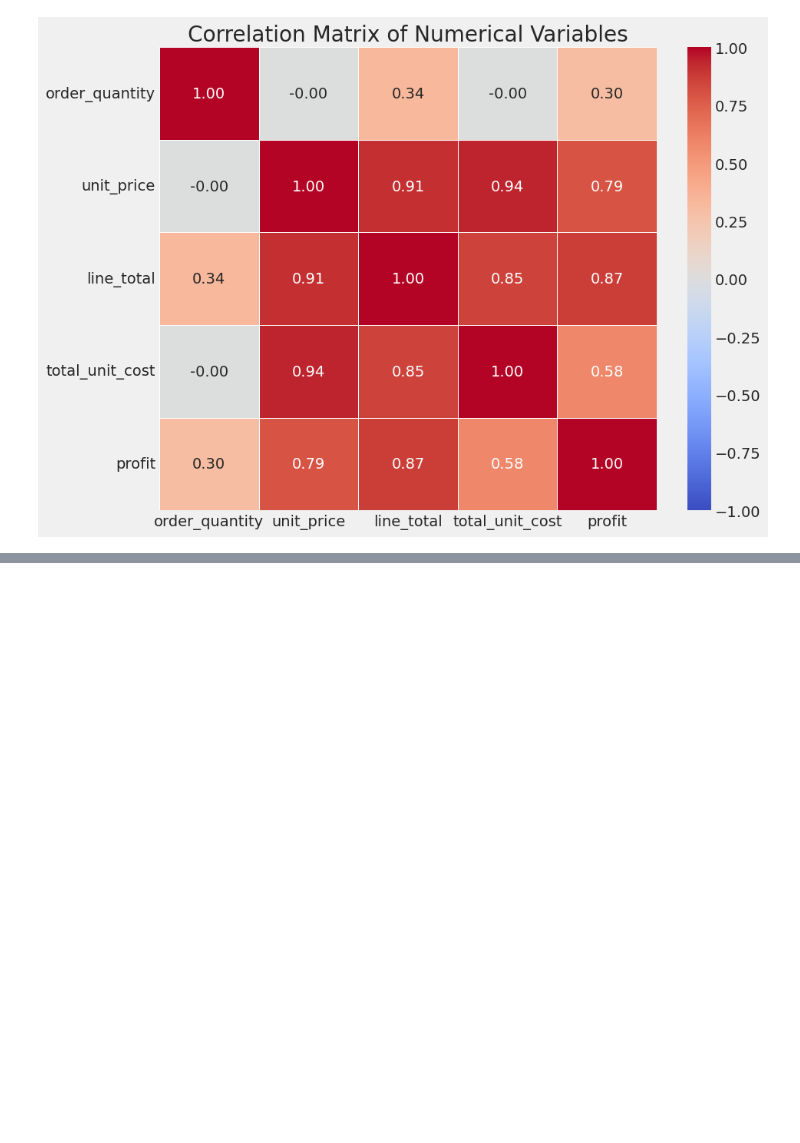
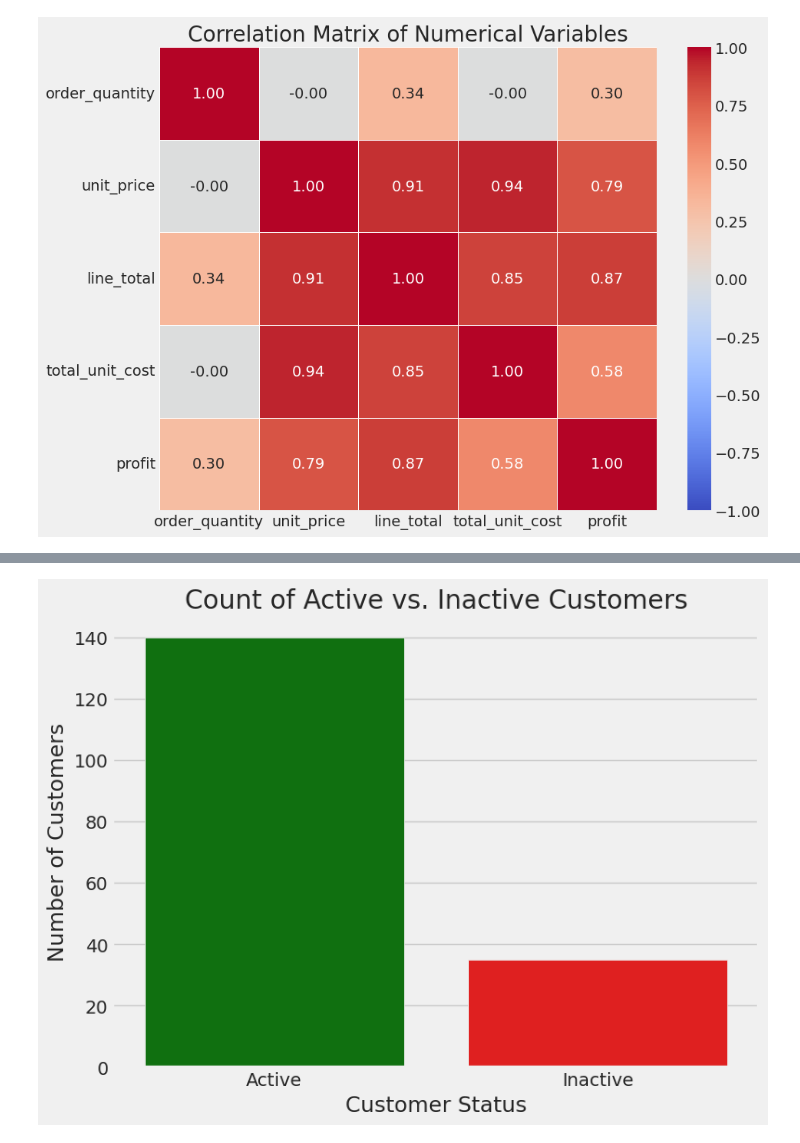
Before and after one commit to smmurdock/Regional-Sales-Analysis, a Jupyter notebook: Regional_Sales_Analysis.ipynb, the cells around one changed output, grey strips where cells are left out. Cells and saved outputs as stored; diff of their text form; code cells hidden in the pictures; blank space fills up the shorter version.

```diff
--- a/Regional_Sales_Analysis.ipynb
+++ b/Regional_Sales_Analysis.ipynb
@@ -161,3 +61,10 @@ Cleaned State Regions Head:
+# %%
+# --- Clean and Standardize  ---
+def clean_columns(df):
+    df.columns = df.columns.str.lower().str.replace(' ', '_')
+    return df
+
+sales_orders_df, customers_df, regions_df, products_df = [clean_columns(df) for df in [sales_orders_df, customers_df, regions_df, products_df]]
 # %% [markdown]
 ### 1.3 Merge DataDrames into a Master Datasaet
 # %% [markdown]
@@ -446,0 +324,10 @@ Correlation Matrix:
+# %%
+# Calculate Customer Recency
+last_order_date = merged_df['orderdate'].max()
+customer_activity = merged_df.groupby('customer_names').agg(
+    last_purchase_date=('orderdate', 'max')
+).reset_index()
+customer_activity['days_since_last_purchase'] = (last_order_date - customer_activity['last_purchase_date']).dt.days
+
+print("Recency calculation complete.")
+print("-" * 40)
@@ -446,0 +343,16 @@ Correlation Matrix:
+# %%
+# Segment Customers with a Dynamic Threshold
+# Define the threshold as the 75th percentile of recency.
+# This means customers in the top 25% of inactivity are flagged.
+churn_threshold = customer_activity['days_since_last_purchase'].quantile(0.75)
+print(f"Dynamic Churn Threshold (75th Percentile): {churn_threshold:.0f} days")
+
+# Segment customers based on the dynamic threshold
+customer_activity['status'] = 'Active'
+customer_activity.loc[customer_activity['days_since_last_purchase'] > churn_threshold, 'status'] = 'Inactive'
+
+# Analyze the new segments
+status_counts = customer_activity['status'].value_counts()
+print("\nCustomer Status Counts (using dynamic threshold):")
+print(status_counts)
+print("-" * 40)
@@ -446,0 +368,10 @@ Correlation Matrix:
+# %%
+# Visualize the Segments
+plt.figure(figsize=(8, 6))
+sns.barplot(x=status_counts.index, y=status_counts.values, hue=status_counts.index, palette={'Active':'green', 'Inactive':'red'}, legend=False)
+plt.title('Count of Active vs. Inactive Customers')
+plt.ylabel('Number of Customers')
+plt.xlabel('Customer Status')
+plt.show()
+# %% [output]
+[figure, added]
```
Also changed, not shown: parts of 16 cells of this notebook.
